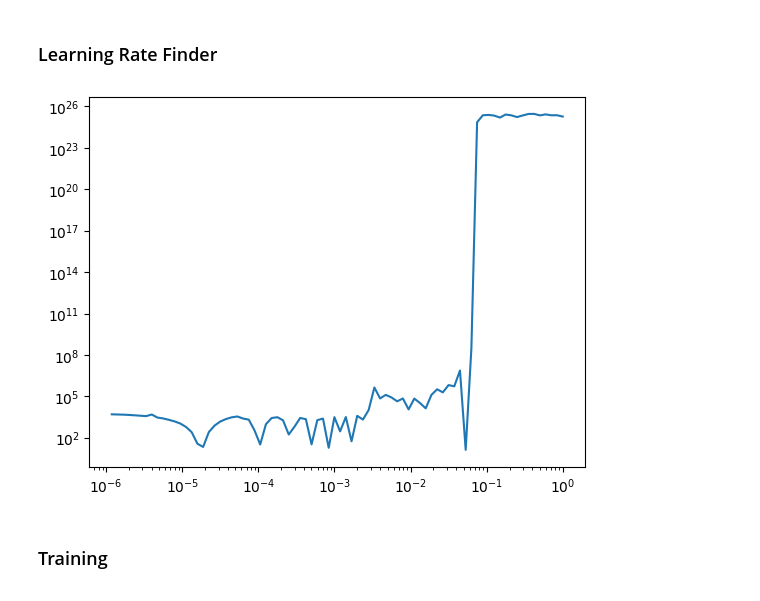
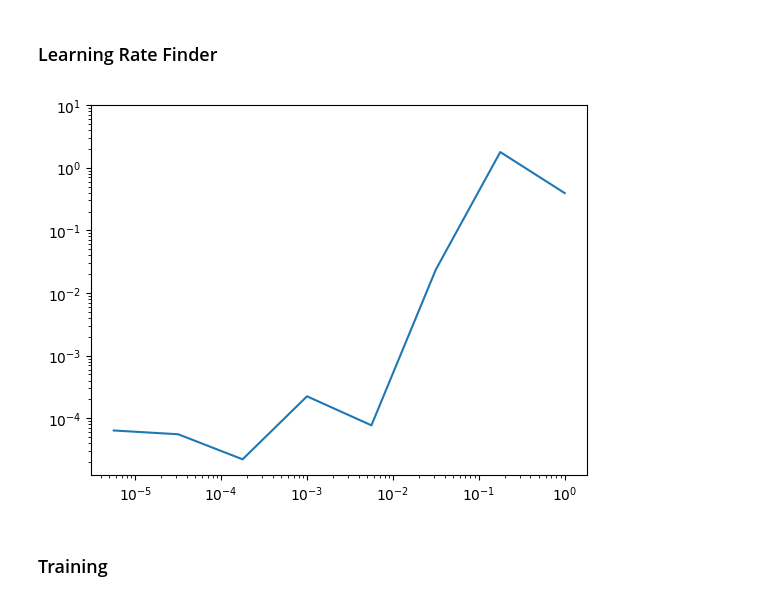
Before and after one commit to JorgeFMDelgado/PINNs, a Jupyter notebook: QBalls_PINNs.ipynb, the cells around one changed output. Saved outputs shown, nothing was run; the diff lists cells and outputs as text; code cells hidden in the pictures.

```diff
--- a/QBalls_PINNs.ipynb
+++ b/QBalls_PINNs.ipynb
@@ -61,8 +61,8 @@ dset_data = D.TensorDataset(x_data,f_data)
 dset_train, dset_valid = D.random_split(dset_data,[nTrain,nValid])
 # %%
 # Initializing the dataloaders for the train and valid sets
-dl_train = D.DataLoader(dset_train,batch_size=100,shuffle=True)
-dl_valid = D.DataLoader(dset_valid,batch_size=100,shuffle=False)
+dl_train = D.DataLoader(dset_train,batch_size=1000,shuffle=True)
+dl_valid = D.DataLoader(dset_valid,batch_size=1000,shuffle=False)
 # %% [markdown]
 ### Model
 # %%
@@ -105,8 +105,8 @@ def mse_loss_ode(model,x_inp,targets):
   dy_out = torch.autograd.grad(y_out,x_inp,grad_outputs=torch.ones_like(y_out),create_graph=True, allow_unused=True)[0]
   ddy_out = torch.autograd.grad(dy_out,x_inp,grad_outputs=torch.ones_like(dy_out),create_graph=True, allow_unused=True)[0]
 
-  # Equation of motion: (1-x^4)*(d^2f/dx^2 + 2/x*df/dx) + w^2*f - lmbd*(6*f**5 - 4*a*f**3 + 2*b*f) = 0
-  ODE = (1-x_inp**4)*(ddy_out + 2/x_inp*dy_out) + w**2*y_out - lmbd*(6*y_out**5 - 4*a*y_out**3 + 2*b*y_out)
+  # Equation of motion: (1-x^4)*(x*d^2f/dx^2 + 2*df/dx) + x*w^2*f - x*lmbd*(6*f**5 - 4*a*f**3 + 2*b*f) = 0
+  ODE = (1-x_inp**4)*(x_inp*ddy_out + 2*dy_out) + x_inp*w**2*y_out - x_inp*lmbd*(6*y_out**5 - 4*a*y_out**3 + 2*b*y_out)
 
   # Boundary condition f'(0) = 0
   x_Boundary_0 = torch.tensor([0.0001],device=device)
@@ -121,7 +121,7 @@ def mse_loss_ode(model,x_inp,targets):
   BC2 = y_Boundary_1
 
   # Full loss function
-  CoefBoundary = 1000
+  CoefBoundary = 0.01
   LossFunction = ODE + CoefBoundary*(BC1 + BC2)
 
   # Computation of the loss
@@ -166,11 +166,11 @@ model.reset_weights()
 # %%
 plt.plot(lrs,losses)
 plt.xscale('log')
 plt.yscale('log')
-#plt.ylim([0,100000])
+plt.ylim([0,10])
 plt.show()
 # %% [output]
-[figure, old version]
+[figure, new version]
 # %% [markdown]
 ### Training
 # %%
```
Also changed, not shown: parts of 9 cells of this notebook.
